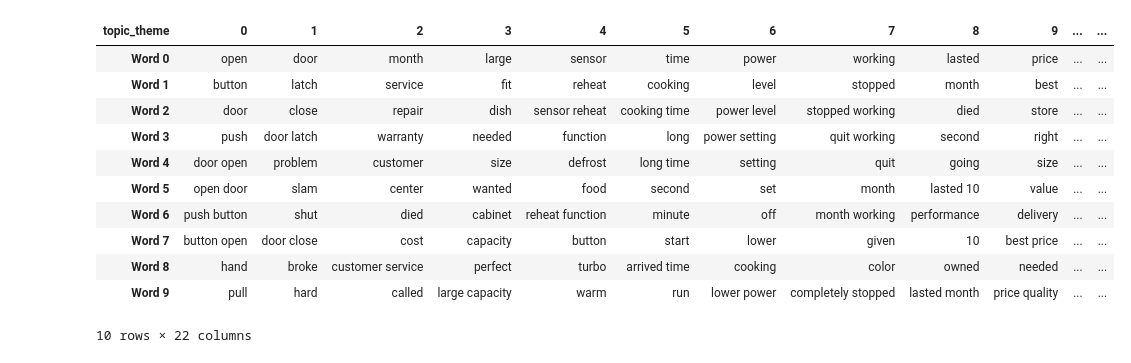
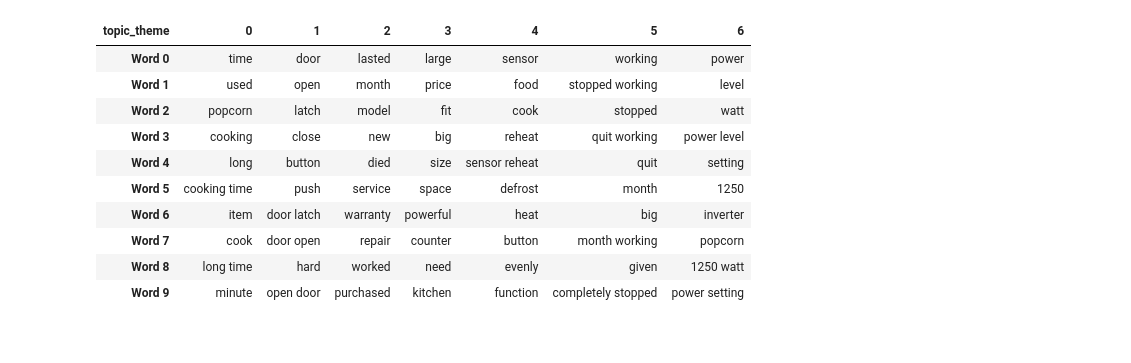
Before and after one commit to GrilledJeez/amazon_product_feature_analysis, a Jupyter notebook: modeling.ipynb, the cells around one changed output. Saved outputs shown, nothing was run; the diff lists cells and outputs as text; code cells hidden in the pictures.

```diff
--- a/modeling.ipynb
+++ b/modeling.ipynb
@@ -44,5 +77,10 @@ def vectorize_this(max_features, min_df, max_df, ngram_max):
+# %%
+topics = 7
+mindf = 1
+maxdf = .95
+grams = 2
 # %%
-X, vectorizer = vectorize_this(10000, 2, .95, 2)
+X, vectorizer = vectorize_this(10000, mindf, maxdf, grams)
 # %%
 def make_nmf(n_components, alpha, X):
     nmf = NMF(
@@ -169,20 +203,19 @@ def label_topics(H, vocabulary):
         print()
     return topic_labels
 # %%
-nmf_featurizer(max_df=.95, ngram_max=2, n_components=22)
+nmf_featurizer(max_df=maxdf, ngram_max=grams, n_components=topics)
 # %% [output]
-| topic_theme | 0 | 1 | 2 | 3 | 4 | 5 | 6 | 7 | 8 | 9 | ... | ... |
-| Word 0 | open | door | month | large | sensor | time | power | working | lasted | price | ... | ... |
-| Word 1 | button | latch | service | fit | reheat | cooking | level | stopped | month | best | ... | ... |
-| Word 2 | door | close | repair | dish | sensor reheat | cooking time | power level | stopped working | died | store | ... | ... |
-| Word 3 | push | door latch | warranty | needed | function | long | power setting | quit working | second | right | ... | ... |
-| Word 4 | door open | problem | customer | size | defrost | long time | setting | quit | going | size | ... | ... |
-| Word 5 | open door | slam | center | wanted | food | second | set | month | lasted 10 | value | ... | ... |
-| Word 6 | push button | shut | died | cabinet | reheat function | minute | off | month working | performance | delivery | ... | ... |
-| Word 7 | button open | door close | cost | capacity | button | start | lower | given | 10 | best price | ... | ... |
-| Word 8 | hand | broke | customer service | perfect | turbo | arrived time | cooking | color | owned | needed | ... | ... |
-| Word 9 | pull | hard | called | large capacity | warm | run | lower power | completely stopped | lasted month | price quality | ... | ... |
+| topic_theme | 0 | 1 | 2 | 3 | 4 | 5 | 6 |
+| Word 0 | time | door | lasted | large | sensor | working | power |
+| Word 1 | used | open | month | price | food | stopped working | level |
+| Word 2 | popcorn | latch | model | fit | cook | stopped | watt |
+| Word 3 | cooking | close | new | big | reheat | quit working | power level |
+| Word 4 | long | button | died | size | sensor reheat | quit | setting |
+| Word 5 | cooking time | push | service | space | defrost | month | 1250 |
+| Word 6 | item | door latch | warranty | powerful | heat | big | inverter |
+| Word 7 | cook | door open | repair | counter | button | month working | popcorn |
+| Word 8 | long time | hard | worked | need | evenly | given | 1250 watt |
+| Word 9 | minute | open door | purchased | kitchen | function | completely stopped | power setting |
-10 rows × 22 columns
 # %%
 topic_labels = label_topics(H,vocabulary)
 # %% [output]
```
Also changed, not shown: parts of 23 cells of this notebook, 1 other file.
